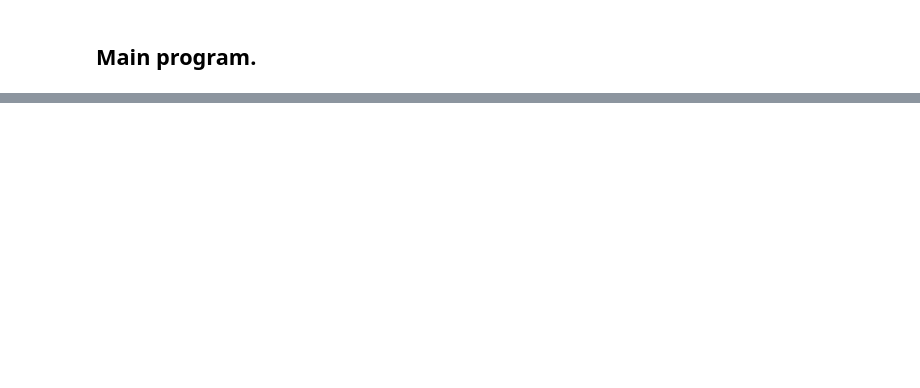
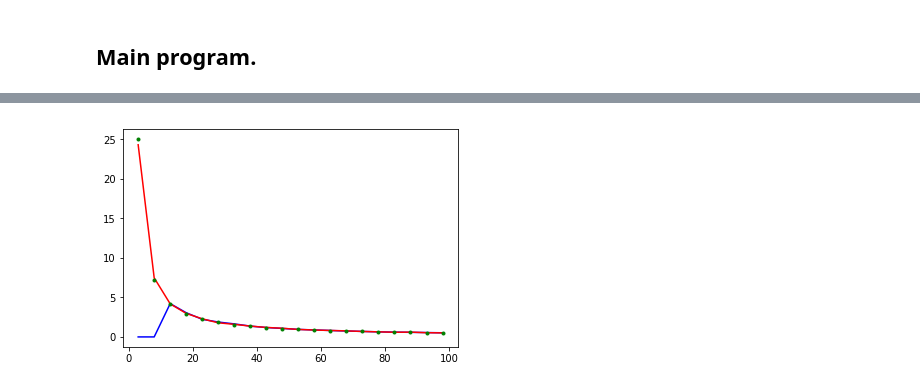
Before and after one commit to emilleishida/CorrMatrix_ABC, a Jupyter notebook: scripts/cov_matrix_definition/wishart.ipynb, the cells around one changed output, grey strips where cells are left out. Drawn from its saved outputs; the diff is of its cells as text; code cells hidden in the pictures; blank space fills up the shorter version.

```diff
--- a/scripts/cov_matrix_definition/wishart.ipynb
+++ b/scripts/cov_matrix_definition/wishart.ipynb
@@ -87,0 +147,40 @@ plt.show()
+# %%
+mean_tr = []
+var_tr  = []
+mean_c  = []
+var_c   = []
+mean_w  = []
+var_w   = []
+n_S_arr = []
+for n_S in range(3, 100, 5):
+    cov_c = cov / (n_S - 1)
+
+    cij = []
+    for r in range(n_R):
+        c = get_cov_ML(cov, n_S)
+        cij.append(c[i][j])
+
+    wij = []
+    if n_S > n_D:
+        W = mv.wishart(df=n_S-1, scale=cov_c)
+        for r in range(n_R):
+            w = W.rvs()
+            wij.append(w[i][j])
+    else:
+        wij.append([0, 0])
+
+    n_S_arr.append(n_S)
+
+    mean_tr.append(cov_c[i][j] * (n_S - 1))
+    var_tr.append((cov_c[i][j]**2 + cov_c[i][i]*cov_c[j][j]) * (n_S - 1))
+
+    mean_c.append(np.mean(cij))
+    var_c.append(np.var(cij))
+
+    mean_w.append(np.mean(wij))
+    var_w.append(np.var(wij))
+# %%
+plt.plot(n_S_arr, var_w, 'b', n_S_arr, var_c, 'r', n_S_arr, var_tr, 'g.')
+plt.show()
+# %% [output]
+[figure, added]
```
Also changed, not shown: parts of 14 cells of this notebook, 2 other files.
